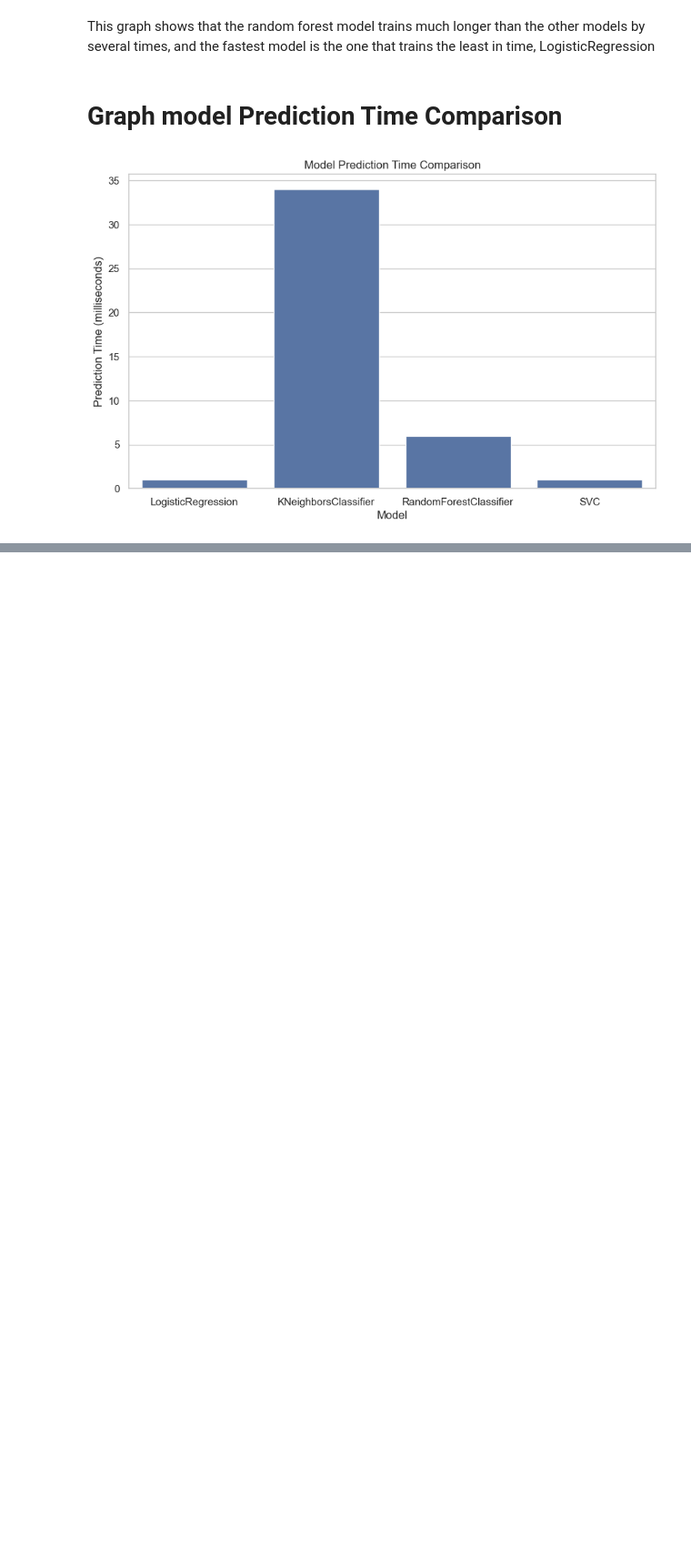
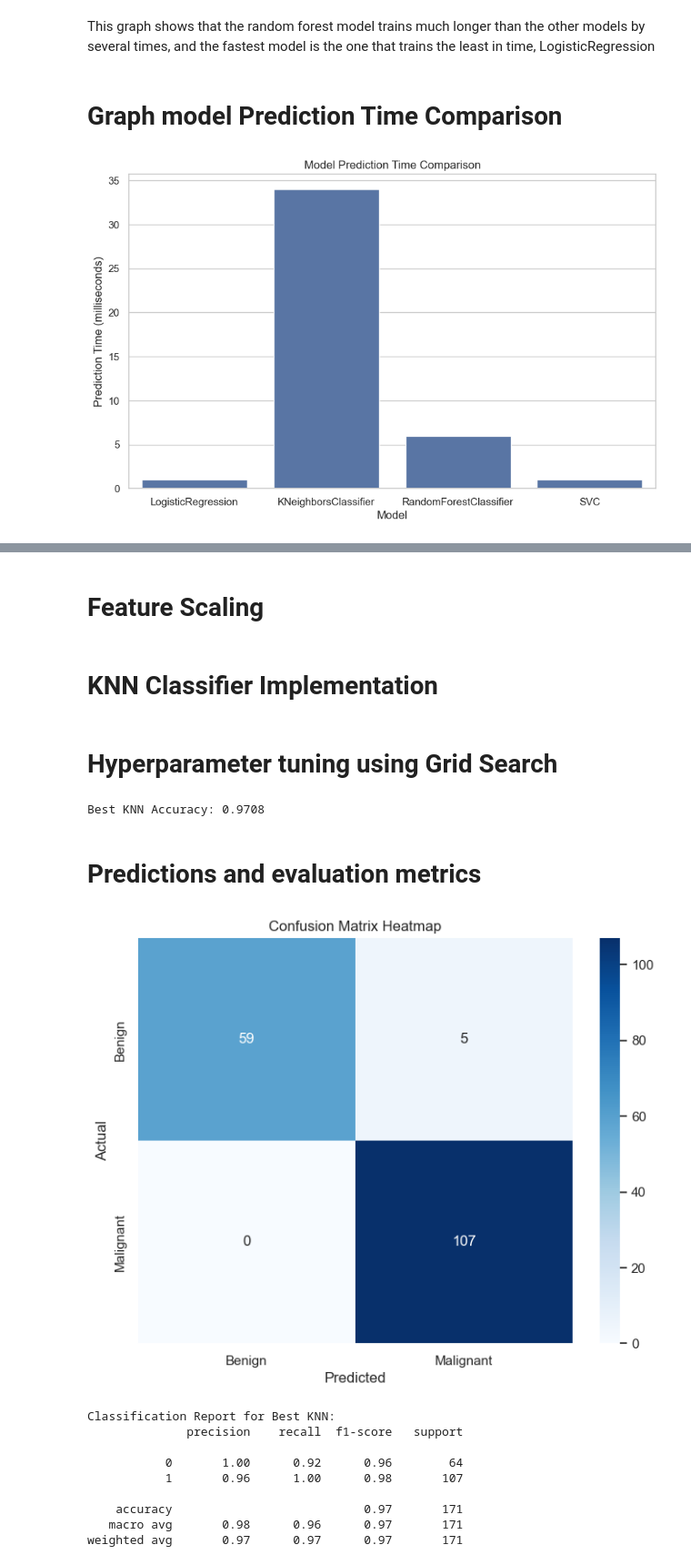
Before and after one commit to denisleuta/spbu-python-course, a Jupyter notebook: project/classification/classification.ipynb, the cells around one changed output, grey strips where cells are left out. Shown: that part at 91% size. Cells and saved outputs as stored; diff of their text form; code cells hidden in the pictures; blank space fills up the shorter version.

```diff
--- a/project/classification/classification.ipynb
+++ b/project/classification/classification.ipynb
@@ -486,0 +530,9 @@ plt.show()
+# %% [markdown]
+# Feature Scaling
+# %%
+scaler = StandardScaler()
+X_scaled = scaler.fit_transform(X)
+
+X_train, X_test, y_train, y_test = train_test_split(X_scaled, y, test_size=0.3, random_state=42, stratify=y)
+# %% [markdown]
+# KNN Classifier Implementation
@@ -486,0 +577,39 @@ plt.show()
+# %% [markdown]
+# Hyperparameter tuning using Grid Search
+# %%
+param_grid = {'k': [3, 5, 7, 9]}
+grid_search = GridSearchCV(KNN(), param_grid, cv=5)
+grid_search.fit(X_train, y_train)
+
+best_knn = grid_search.best_estimator_
+accuracy_best_knn = best_knn.score(X_test, y_test)
+print(f"Best KNN Accuracy: {accuracy_best_knn:.4f}")
+# %% [output]
+Best KNN Accuracy: 0.9708
+# %% [markdown]
+# Predictions and evaluation metrics
+# %%
+y_pred_best_knn = best_knn.predict(X_test)
+
+cm_best_knn = confusion_matrix(y_test, y_pred_best_knn)
+
+plt.figure(figsize=(8, 6))
+sns.heatmap(cm_best_knn, annot=True, fmt="d", cmap='Blues', xticklabels=['Benign', 'Malignant'], yticklabels=['Benign', 'Malignant'])
+plt.ylabel('Actual')
+plt.xlabel('Predicted')
+plt.title('Confusion Matrix Heatmap')
+plt.show()
+
+print("\nClassification Report for Best KNN:")
+print(classification_report(y_test, y_pred_best_knn))
+# %% [output]
+[figure, added]
+Classification Report for Best KNN:
+              precision    recall  f1-score   support
+
+           0       1.00      0.92      0.96        64
+           1       0.96      1.00      0.98       107
+
+    accuracy                           0.97       171
+   macro avg       0.98      0.96      0.97       171
+weighted avg       0.97      0.97      0.97       171
```
Also changed, not shown: parts of 9 cells of this notebook, 1 other file.
